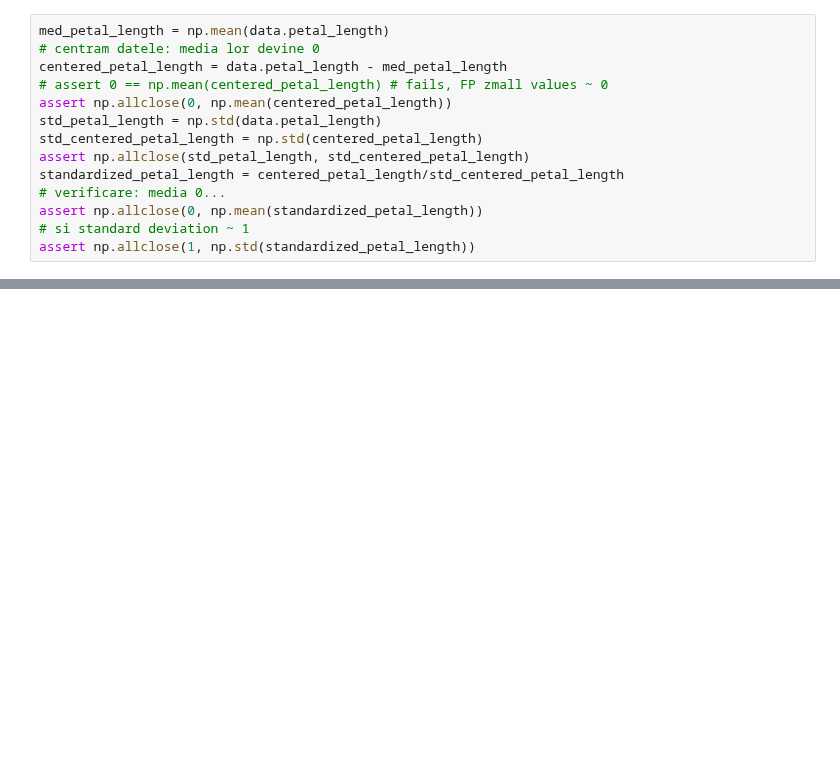
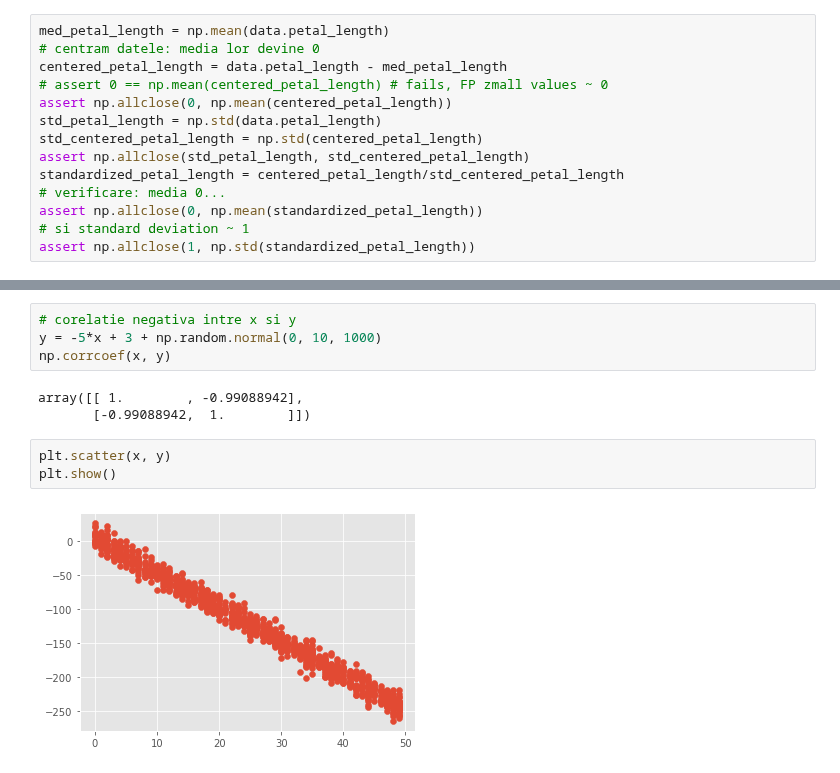
Before and after one commit to lmsasu/cursuri, a Jupyter notebook: Introducere_in_data_science/cursuri/Curs5/Curs5.ipynb, the cells around one changed output, grey strips where cells are left out. Drawn from its saved outputs; the diff is of its cells as text; blank space fills up the shorter version.

```diff
--- a/Introducere_in_data_science/cursuri/Curs5/Curs5.ipynb
+++ b/Introducere_in_data_science/cursuri/Curs5/Curs5.ipynb
@@ -649,0 +730,12 @@ evoluţii în sensuri diferite), dar nu şi panta acestei legături (figurile di
+# %%
+# corelatie negativa intre x si y
+y = -5*x + 3 + np.random.normal(0, 10, 1000)
+np.corrcoef(x, y)
+# %% [output]
+array([[ 1.        , -0.99088942],
+       [-0.99088942,  1.        ]])
+# %%
+plt.scatter(x, y)
+plt.show()
+# %% [output]
+[figure, added]
```
Also changed, not shown: parts of 28 cells of this notebook, 4 other files.
